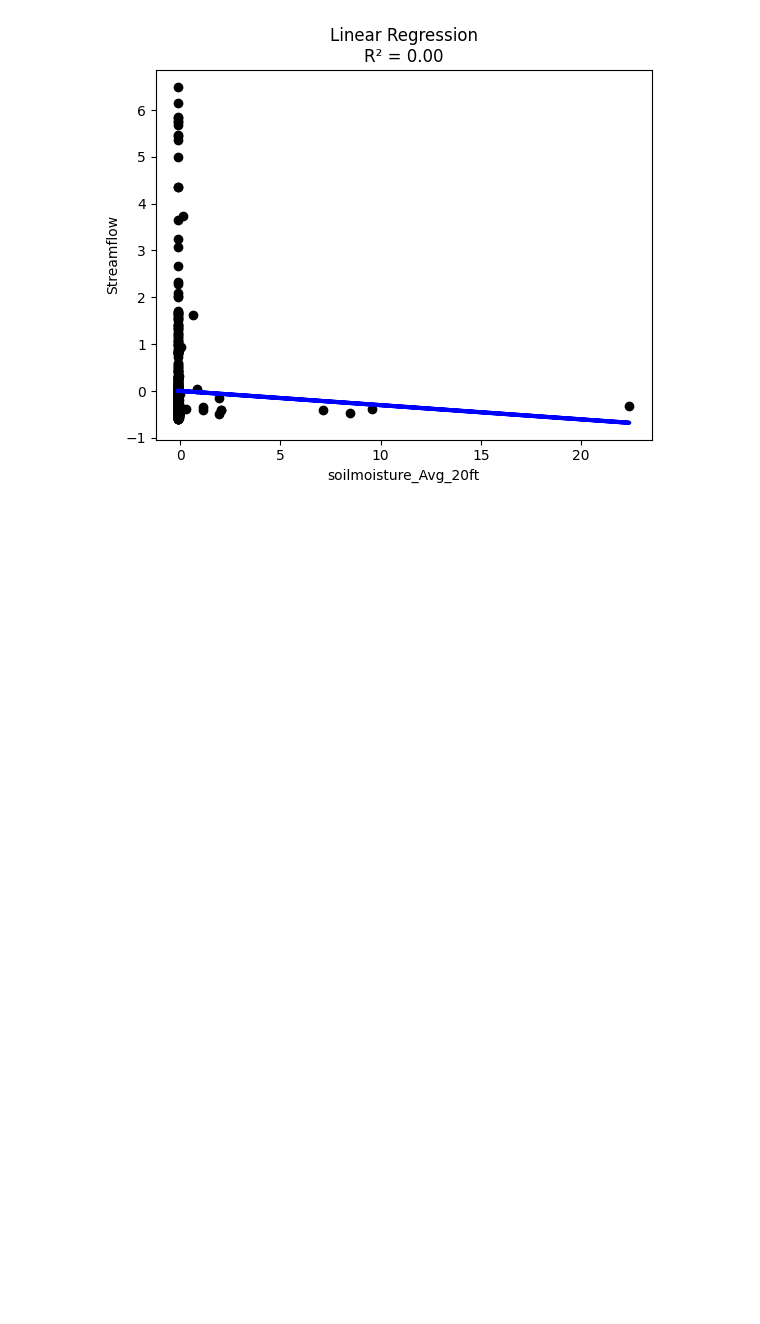
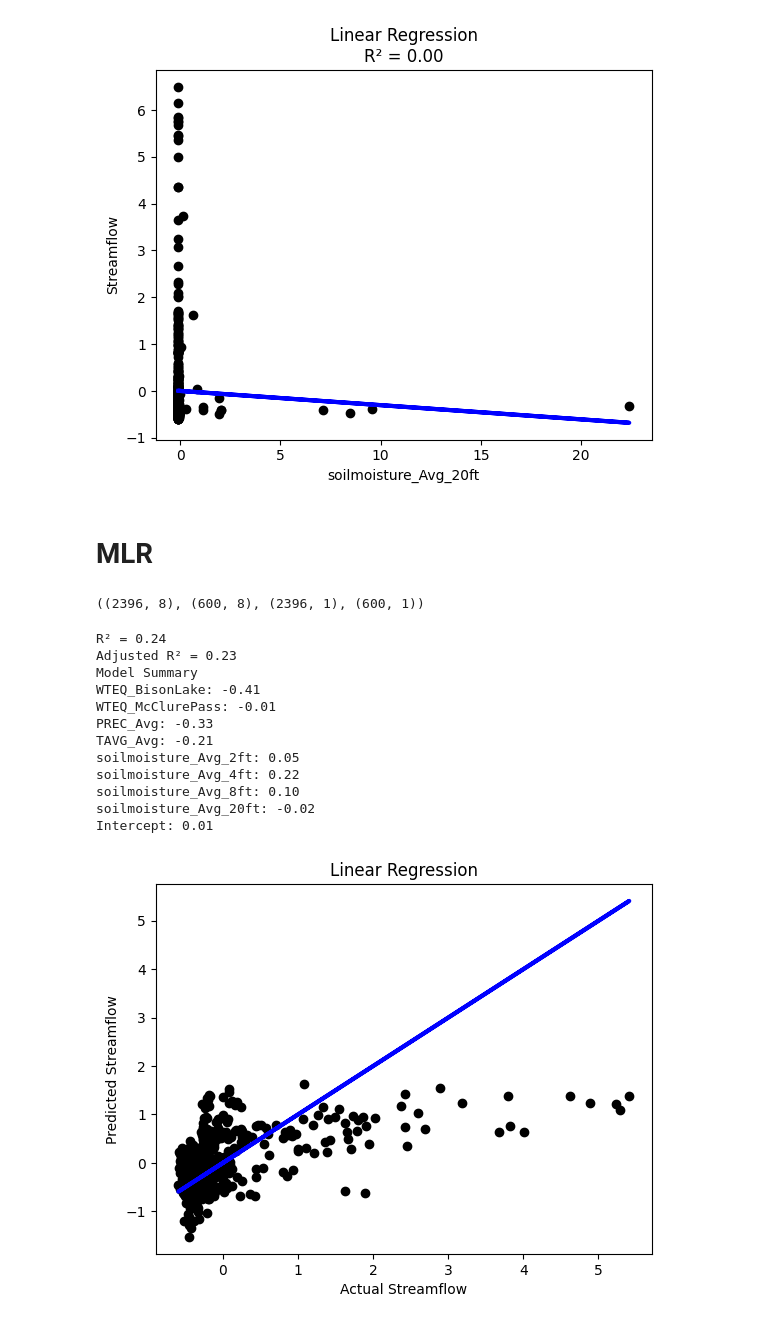
Before and after one commit to garrettwflowers/colorado-riverflow-prediction, a Jupyter notebook: regression.ipynb, the cells around one changed output. Saved outputs shown, nothing was run; the diff lists cells and outputs as text; code cells hidden in the pictures; blank space fills up the shorter version.

```diff
--- a/regression.ipynb
+++ b/regression.ipynb
@@ -19,7 +21,8 @@ def linear_regression(X_col):
     ss = StandardScaler()
     X = ss.fit_transform(df[f'{X_col}'].values.reshape(-1, 1))
     y = ss.fit_transform(df2['streamflow'].values.reshape(-1, 1))
-    X_train, X_test, y_train, y_test = train_test_split(X, y, test_size=0.2, random_state=np.random.randint(0, 100))
+    X_train, X_test, y_train, y_test = train_test_split(
+        X, y, test_size=0.2, random_state=np.random.randint(0, 100))
     lr = LinearRegression()
     lr.fit(X_train, y_train)
     y_pred = lr.predict(X_test)
@@ -43,3 +46,5 @@ for col in df.columns:
 [figure]
 [figure]
 [figure]
+# %% [markdown]
+# MLR
@@ -45,0 +57,51 @@ for col in df.columns:
+# %%
+df_x = pd.read_csv('data/streamflow_prediction_dataset_averaged_cols.csv', index_col=0)
+df_y = pd.read_csv('data/streamflow_prediction_dataset.csv', index_col=0)[['streamflow']]
+# %%
+ss = StandardScaler()
+X = ss.fit_transform(df_x.values)
+y = ss.fit_transform(df_y.values)
+X_train, X_test, y_train, y_test = train_test_split(
+    X, y, test_size=0.2, random_state=20)
+# %% [output]
+((2396, 8), (600, 8), (2396, 1), (600, 1))
+# %%
+lr = LinearRegression()
+lr.fit(X_train, y_train)
+y_pred = lr.predict(X_test)
+r2_score = lr.score(X_test, y_test)
+
+# Calculate adjusted R²
+n = X_test.shape[0]
+p = X_test.shape[1]
+adjusted_r2_score = 1 - ((1 - r2_score) * (n - 1) / (n - p - 1))
+
+print(f'R² = {r2_score:.2f}')
+print(f'Adjusted R² = {adjusted_r2_score:.2f}')
+
+# Model summary
+print('Model Summary')
+for col, coef in zip(df_x.columns, lr.coef_[0]):
+    print(f'{col}: {coef:.2f}')
+print(f'Intercept: {lr.intercept_[0]:.2f}')
+
+plt.scatter(y_test, y_pred, color='black')
+plt.plot(y_test, y_test, color='blue', linewidth=3)
+plt.title('Linear Regression')
+plt.xlabel('Actual Streamflow')
+plt.ylabel('Predicted Streamflow')
+plt.show()
+# %% [output]
+R² = 0.24
+Adjusted R² = 0.23
+Model Summary
+WTEQ_BisonLake: -0.41
+WTEQ_McClurePass: -0.01
+PREC_Avg: -0.33
+TAVG_Avg: -0.21
+soilmoisture_Avg_2ft: 0.05
+soilmoisture_Avg_4ft: 0.22
+soilmoisture_Avg_8ft: 0.10
+soilmoisture_Avg_20ft: -0.02
+Intercept: 0.01
+[figure, added]
```
Also changed, not shown: parts of 3 cells of this notebook, 1 other file.
